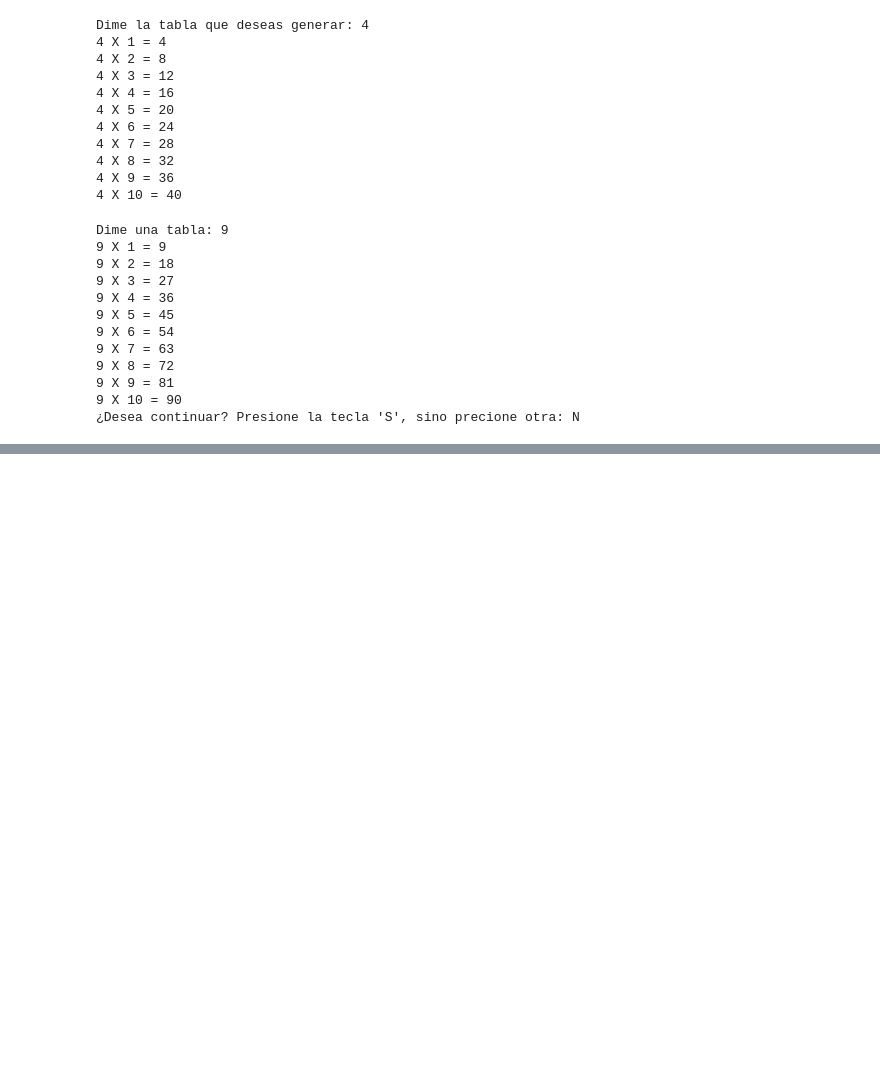
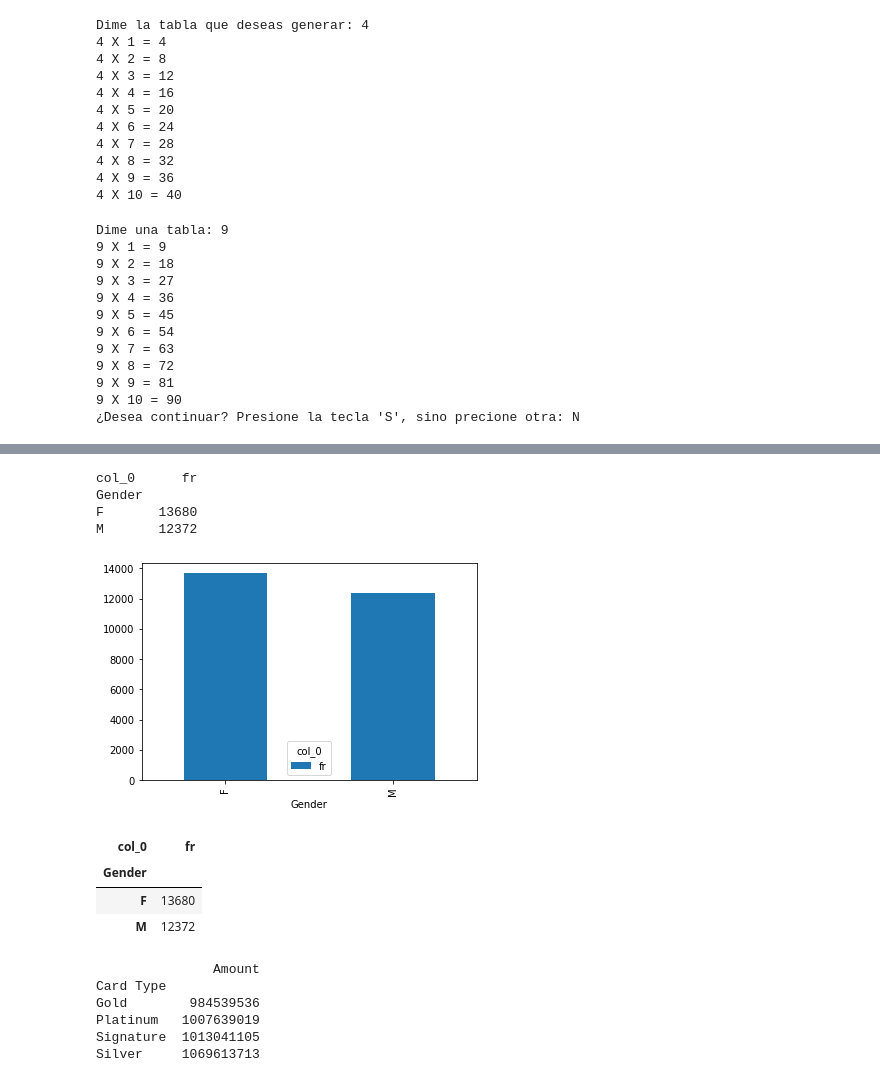
Before and after one commit to Iza091/PhytonCodes, a Jupyter notebook: CodigosPy.ipynb, the cells around one changed output, grey strips where cells are left out. Drawn from its saved outputs; the diff is of its cells as text; code cells hidden in the pictures; blank space fills up the shorter version.

```diff
--- a/CodigosPy.ipynb
+++ b/CodigosPy.ipynb
@@ -444,0 +466,4 @@ Dime una tabla: 9
+# %%
+#Mostar usuarios con tarjeta de credito
+tarjetas= pd.read_csv("/content/trx_tarjetas_credito - trx_tarjetas_credito.csv", sep=",", encoding="utf-8")
+print(tarjetas)
@@ -444,0 +485,31 @@ Dime una tabla: 9
+# %%
+#Uso de tarjetas por género
+gender= pd.crosstab(index= tarjetas["Gender"], columns="fr")
+print(gender)
+# %% [output]
+col_0      fr
+Gender
+F       13680
+M       12372
+# %%
+#Graficar el uso por género
+gender.plot(kind="bar")
+gender.to_csv("/content/gender.csv")
+plt.show()
+gender
+# %% [output]
+[figure, added]
+| col_0 | fr |
+| Gender |  |
+| F | 13680 |
+| M | 12372 |
+# %%
+#Uso de tarjetas por tipo
+print(tarjetas.groupby(by=["Card Type"]).sum())
+# %% [output]
+               Amount
+Card Type
+Gold        984539536
+Platinum   1007639019
+Signature  1013041105
+Silver     1069613713
```
Also changed, not shown: parts of 17 cells of this notebook.
